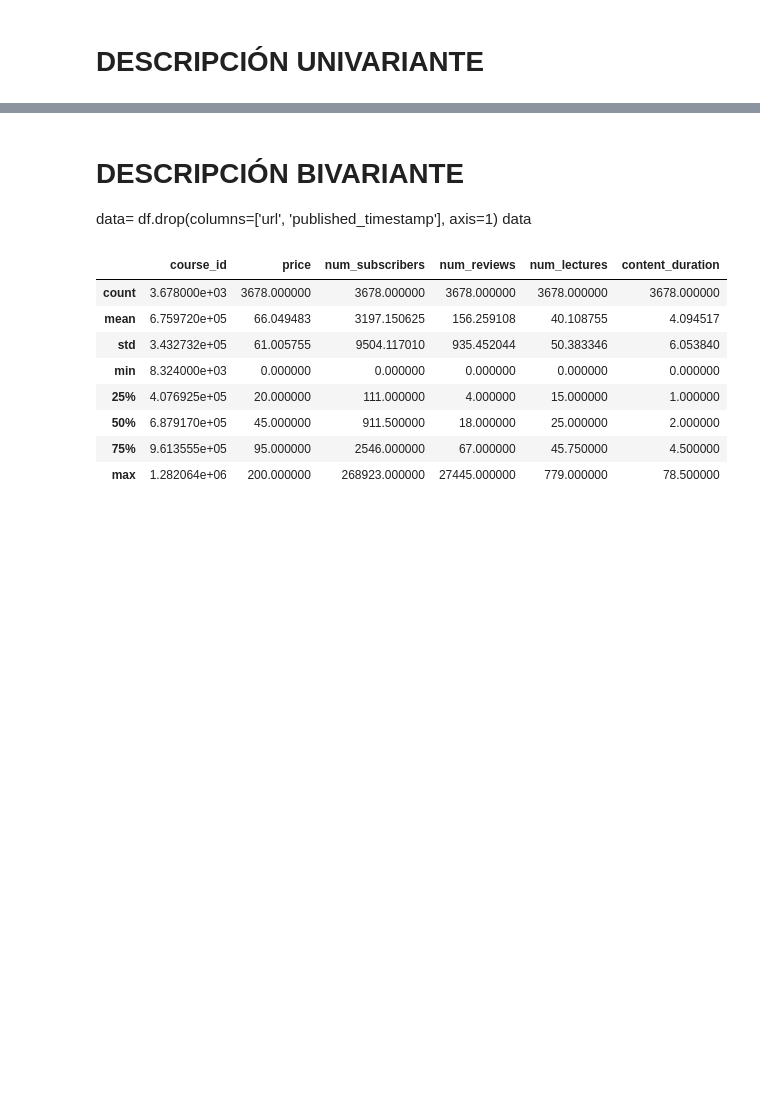
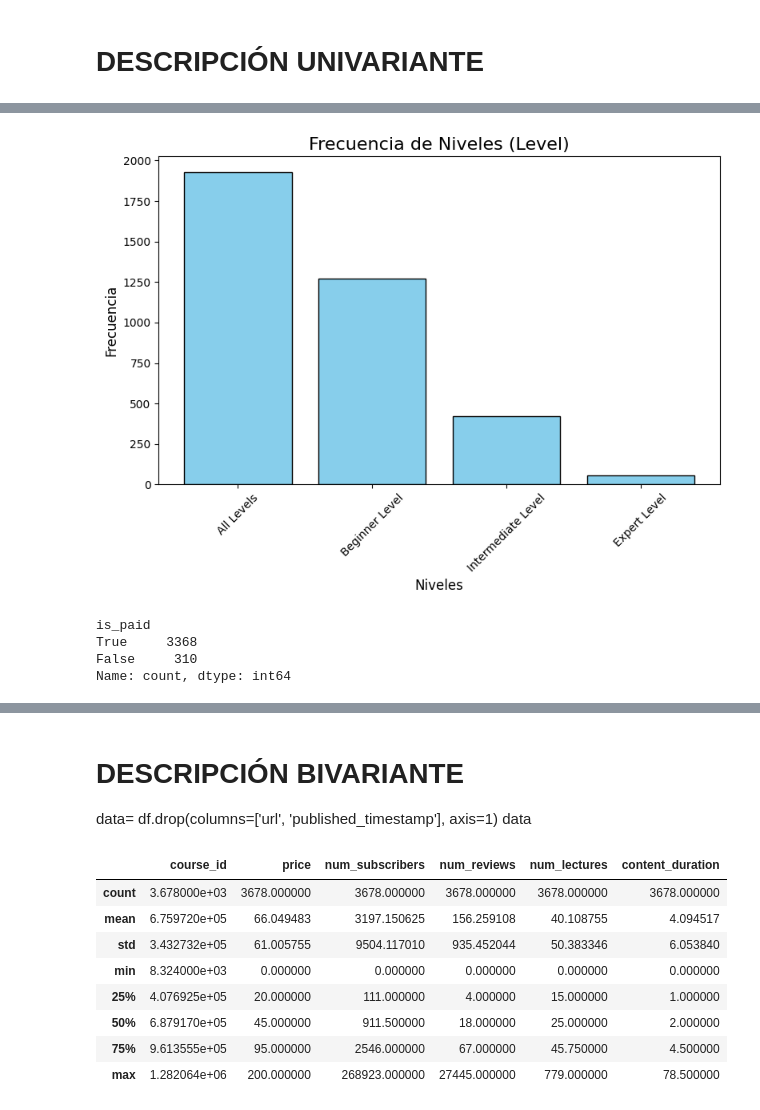
Before and after one commit to Gonzalo22112001/InformeEstadistica, a Jupyter notebook: informe_reparado.ipynb, the cells around one changed output, grey strips where cells are left out. Cells and saved outputs as stored; diff of their text form; code cells hidden in the pictures; blank space fills up the shorter version.

```diff
--- a/informe_reparado.ipynb
+++ b/informe_reparado.ipynb
@@ -123,0 +179,33 @@ Las variables categóricas se suelen ver representadas en gráficos como gráfic
+# %%
+# Gráfico de barras
+
+import matplotlib.pyplot as plt
+
+# Calcular las frecuencias de cada categoría en 'level'
+frecuencias = data['level'].value_counts()
+
+# Extraer etiquetas (categorías) y tamaños (frecuencias)
+labels = frecuencias.index  # Etiquetas de las categorías
+sizes = frecuencias.values  # Frecuencias de las categorías
+
+# Crear el gráfico de barras
+plt.figure(figsize=(8, 6))
+plt.bar(labels, sizes, color='skyblue', edgecolor='black')
+
+# Personalizar el gráfico
+plt.title('Frecuencia de Niveles (Level)', fontsize=16)
+plt.xlabel('Niveles', fontsize=12)
+plt.ylabel('Frecuencia', fontsize=12)
+plt.xticks(rotation=45)  # Rotar etiquetas si es necesario
+plt.tight_layout()  # Ajustar para evitar que se corten las etiquetas
+
+plt.show()
+# %% [output]
+[figure, added]
+# %%
+data['is_paid'].value_counts()
+# %% [output]
+is_paid
+True     3368
+False     310
+Name: count, dtype: int64
```
Also changed, not shown: parts of 21 cells of this notebook, 38 other files.
